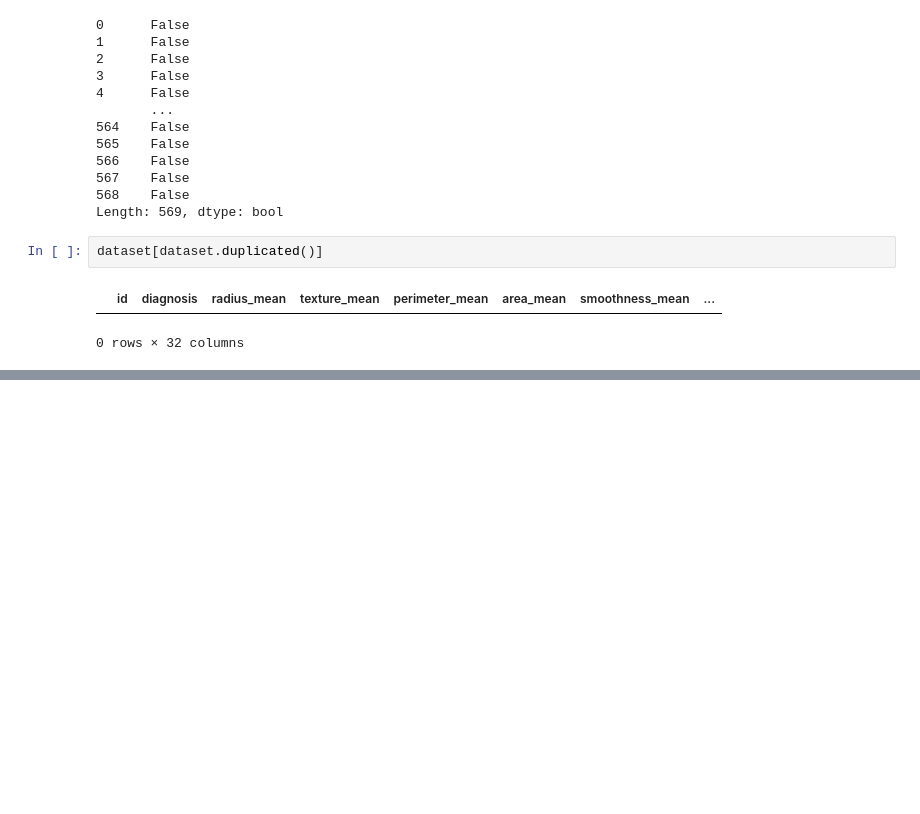
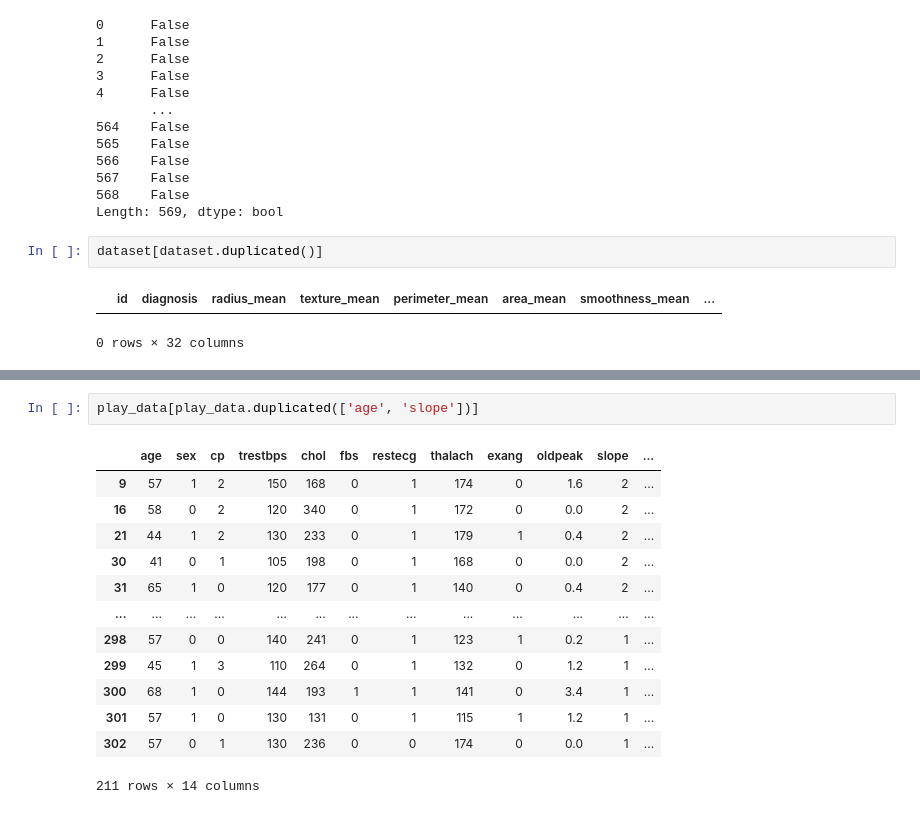
Before and after one commit to one-tonSOUP/ML-practice, a Jupyter notebook: Day02 - Pandas/Pandas Practice Pt-2.ipynb, the cells around one changed output, grey strips where cells are left out. Cells and saved outputs as stored; diff of their text form; blank space fills up the shorter version.

```diff
--- a/Day02 - Pandas/Pandas Practice Pt-2.ipynb
+++ b/Day02 - Pandas/Pandas Practice Pt-2.ipynb
@@ -336,0 +366,16 @@ FileNotFoundError: [Errno 2] No such file or directory: 'heart_disease.csv'
+# %%
+play_data[play_data.duplicated(['age', 'slope'])]
+# %% [output]
+|  | age | sex | cp | trestbps | chol | fbs | restecg | thalach | exang | oldpeak | slope | ... |
+| 9 | 57 | 1 | 2 | 150 | 168 | 0 | 1 | 174 | 0 | 1.6 | 2 | ... |
+| 16 | 58 | 0 | 2 | 120 | 340 | 0 | 1 | 172 | 0 | 0.0 | 2 | ... |
+| 21 | 44 | 1 | 2 | 130 | 233 | 0 | 1 | 179 | 1 | 0.4 | 2 | ... |
+| 30 | 41 | 0 | 1 | 105 | 198 | 0 | 1 | 168 | 0 | 0.0 | 2 | ... |
+| 31 | 65 | 1 | 0 | 120 | 177 | 0 | 1 | 140 | 0 | 0.4 | 2 | ... |
+| ... | ... | ... | ... | ... | ... | ... | ... | ... | ... | ... | ... | ... |
+| 298 | 57 | 0 | 0 | 140 | 241 | 0 | 1 | 123 | 1 | 0.2 | 1 | ... |
+| 299 | 45 | 1 | 3 | 110 | 264 | 0 | 1 | 132 | 0 | 1.2 | 1 | ... |
+| 300 | 68 | 1 | 0 | 144 | 193 | 1 | 1 | 141 | 0 | 3.4 | 1 | ... |
+| 301 | 57 | 1 | 0 | 130 | 131 | 0 | 1 | 115 | 1 | 1.2 | 1 | ... |
+| 302 | 57 | 0 | 1 | 130 | 236 | 0 | 0 | 174 | 0 | 0.0 | 1 | ... |
+211 rows × 14 columns
```
Also changed, not shown: parts of 7 cells of this notebook.
